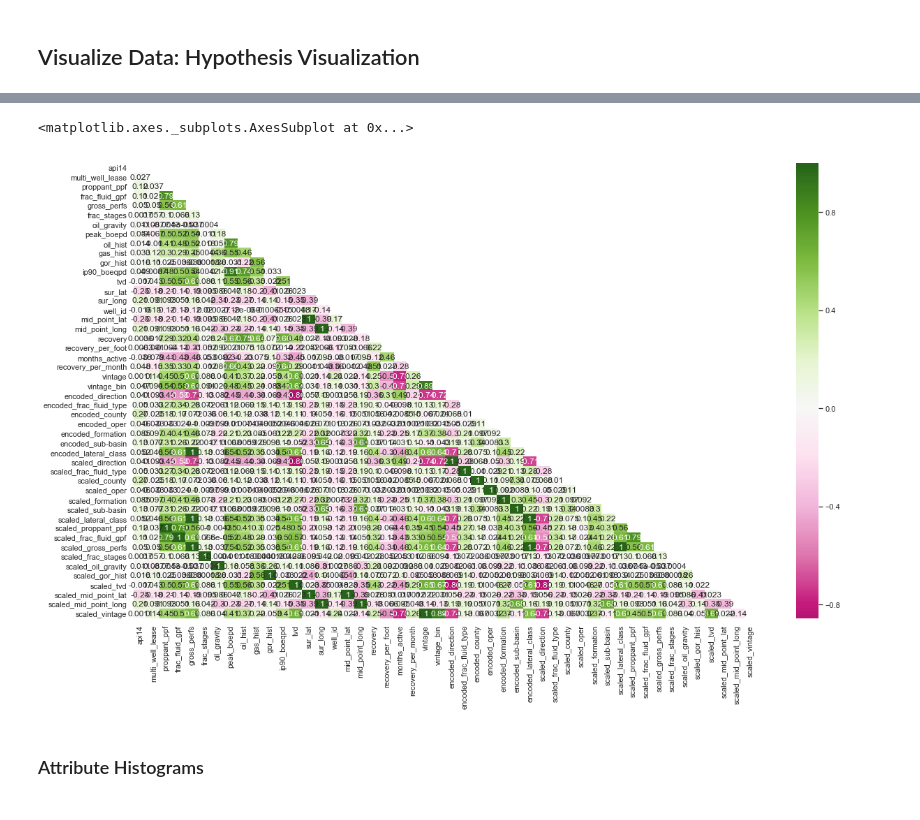
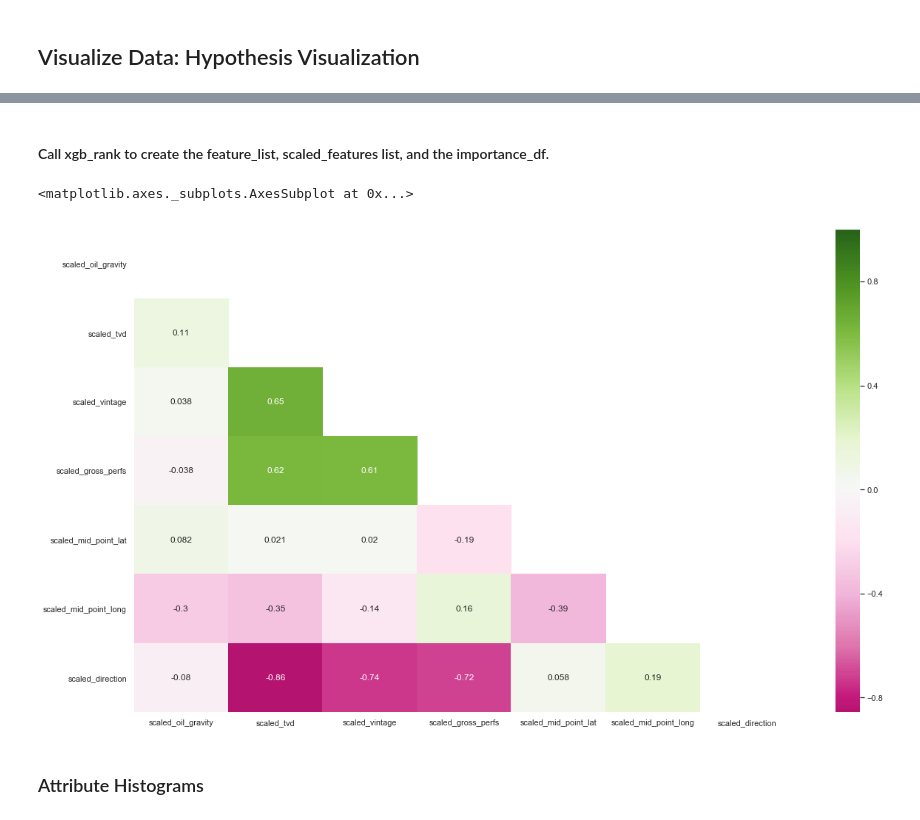
Before and after one commit to duc-analytica/DUC, a Jupyter notebook: explore.ipynb, the cells around one changed output, grey strips where cells are left out. Cells and saved outputs as stored; diff of their text form; code cells hidden in the pictures.

```diff
--- a/explore.ipynb
+++ b/explore.ipynb
@@ -111,22 +114,26 @@ plt.show()
+# %% [markdown]
+#### Call xgb_rank to create the feature_list, scaled_features list, and the importance_df.
+# %%
+feature_list, scaled_features, importance_df = xgb_rank(df,df.recovery,feature_percent=80,mode='gain')
 # %%
 sns.set(style="white")
 
 # Compute the correlation matrix
-corr = df.corr()
+corr = df[scaled_features].corr()
 
 # Generate a mask for the upper triangle
 mask = np.zeros_like(corr, dtype=np.bool)
 mask[np.triu_indices_from(mask)] = True
 
 # Set up the matplotlib figure
 f, ax = plt.subplots(figsize=(20, 12))
 
 # Generate a custom diverging colormap
 cmap = sns.diverging_palette(220, 10, as_cmap=True)
 
 sns.heatmap(corr, mask=mask, cmap='PiYG', annot=True, center=0)
 # %% [output]
 <matplotlib.axes._subplots.AxesSubplot at 0x...>
-[figure, old version]
+[figure, new version]
 # %% [markdown]
 ### Attribute Histograms
```
Also changed, not shown: parts of 18 cells of this notebook, 4 other files.
